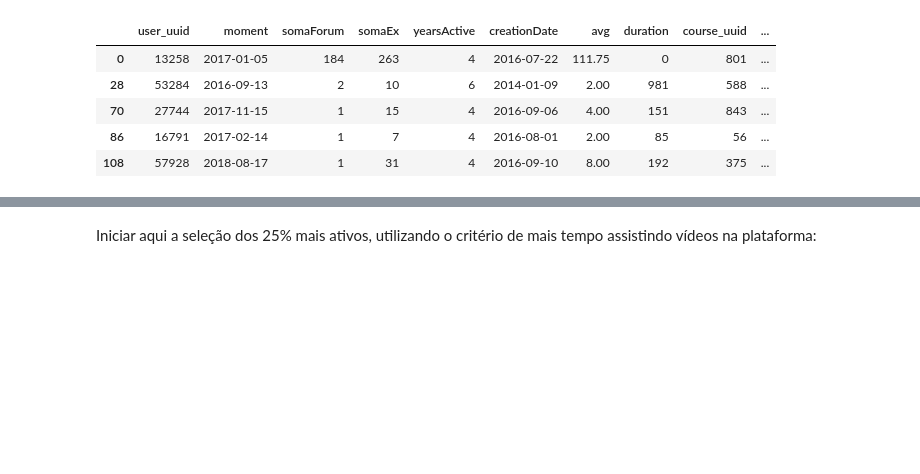
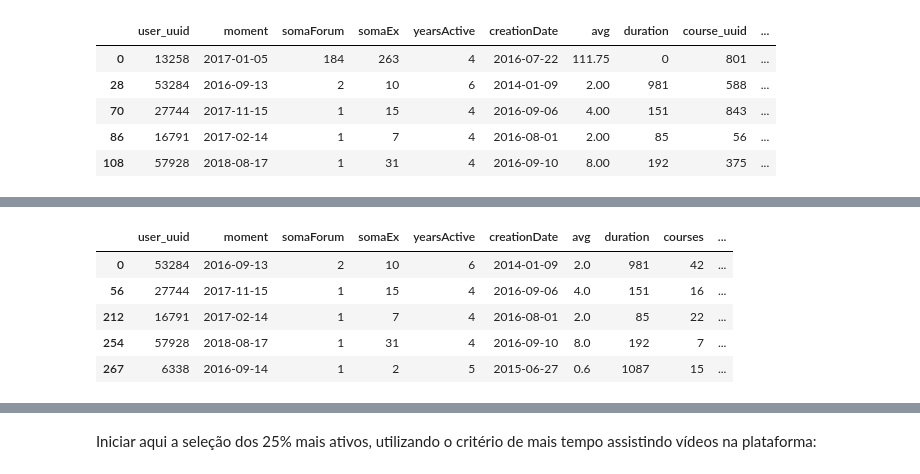
Before and after one commit to jo-nsc/distance-education-2020, a Jupyter notebook: analise_perfil_alunos.ipynb, the cells around one changed output, grey strips where cells are left out. Cells and saved outputs as stored; diff of their text form; code cells hidden in the pictures; blank space fills up the shorter version.

```diff
--- a/analise_perfil_alunos.ipynb
+++ b/analise_perfil_alunos.ipynb
@@ -370,0 +398,9 @@ plt.show()
+# %%
+scoreFreq.head()
+# %% [output]
+|  | user_uuid | moment | somaForum | somaEx | yearsActive | creationDate | avg | duration | courses | ... |
+| 0 | 53284 | 2016-09-13 | 2 | 10 | 6 | 2014-01-09 | 2.0 | 981 | 42 | ... |
+| 56 | 27744 | 2017-11-15 | 1 | 15 | 4 | 2016-09-06 | 4.0 | 151 | 16 | ... |
+| 212 | 16791 | 2017-02-14 | 1 | 7 | 4 | 2016-08-01 | 2.0 | 85 | 22 | ... |
+| 254 | 57928 | 2018-08-17 | 1 | 31 | 4 | 2016-09-10 | 8.0 | 192 | 7 | ... |
+| 267 | 6338 | 2016-09-14 | 1 | 2 | 5 | 2015-06-27 | 0.6 | 1087 | 15 | ... |
```
Also changed, not shown: parts of 12 cells of this notebook.
